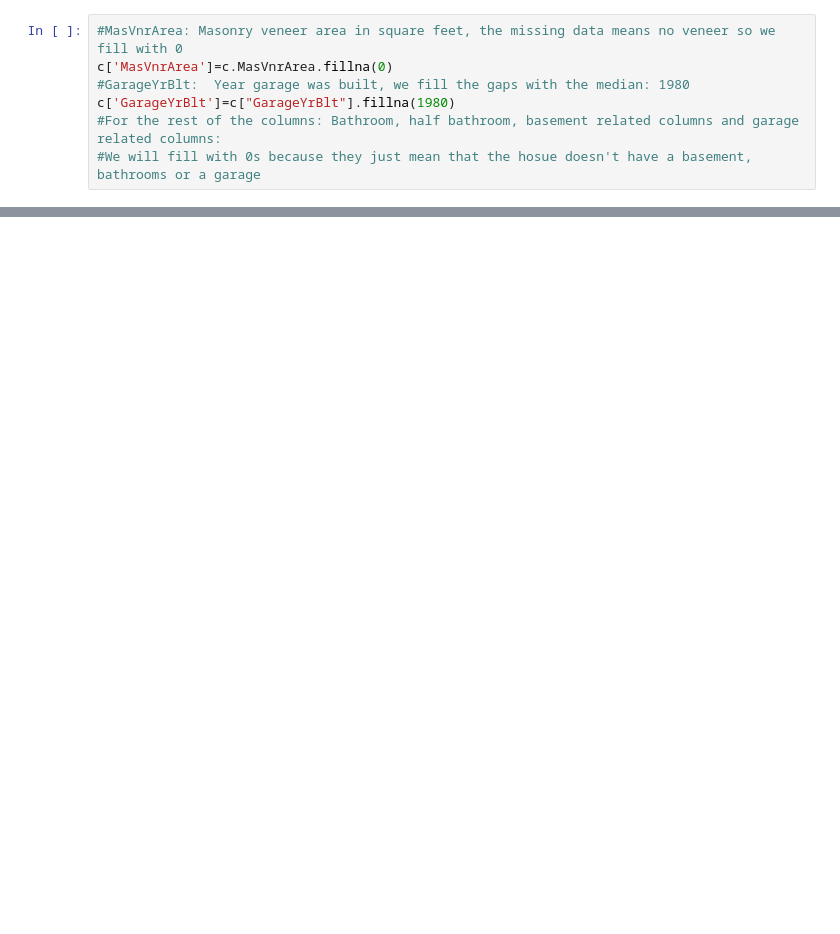
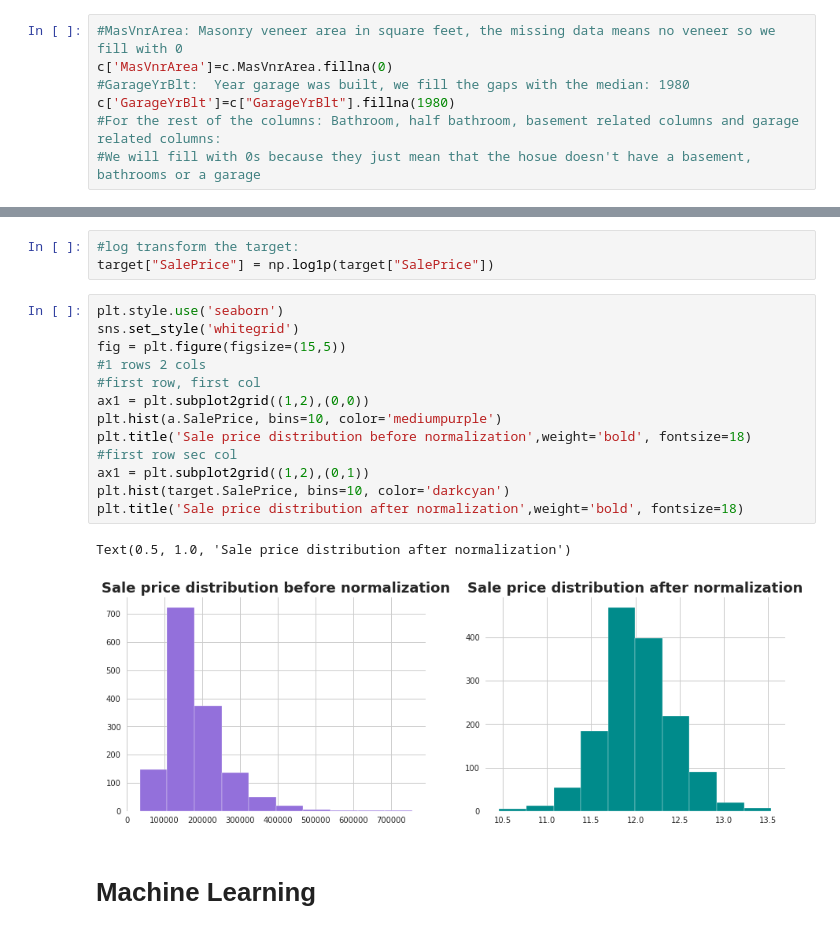
Before and after one commit to JPLAVALLEY/kaggle, a Jupyter notebook: Housing_Prices_Model_Ver3.ipynb, the cells around one changed output, grey strips where cells are left out. Cells and saved outputs as stored; diff of their text form; blank space fills up the shorter version.

```diff
--- a/Housing_Prices_Model_Ver3.ipynb
+++ b/Housing_Prices_Model_Ver3.ipynb
@@ -227,0 +431,21 @@ c['GarageYrBlt']=c["GarageYrBlt"].fillna(1980)
+# %%
+#log transform the target:
+target["SalePrice"] = np.log1p(target["SalePrice"])
+# %%
+plt.style.use('seaborn')
+sns.set_style('whitegrid')
+fig = plt.figure(figsize=(15,5))
+#1 rows 2 cols
+#first row, first col
+ax1 = plt.subplot2grid((1,2),(0,0))
+plt.hist(a.SalePrice, bins=10, color='mediumpurple')
+plt.title('Sale price distribution before normalization',weight='bold', fontsize=18)
+#first row sec col
+ax1 = plt.subplot2grid((1,2),(0,1))
+plt.hist(target.SalePrice, bins=10, color='darkcyan')
+plt.title('Sale price distribution after normalization',weight='bold', fontsize=18)
+# %% [output]
+Text(0.5, 1.0, 'Sale price distribution after normalization')
+[figure, added]
+# %% [markdown]
+# Machine Learning
```
Also changed, not shown: parts of 85 cells of this notebook.
